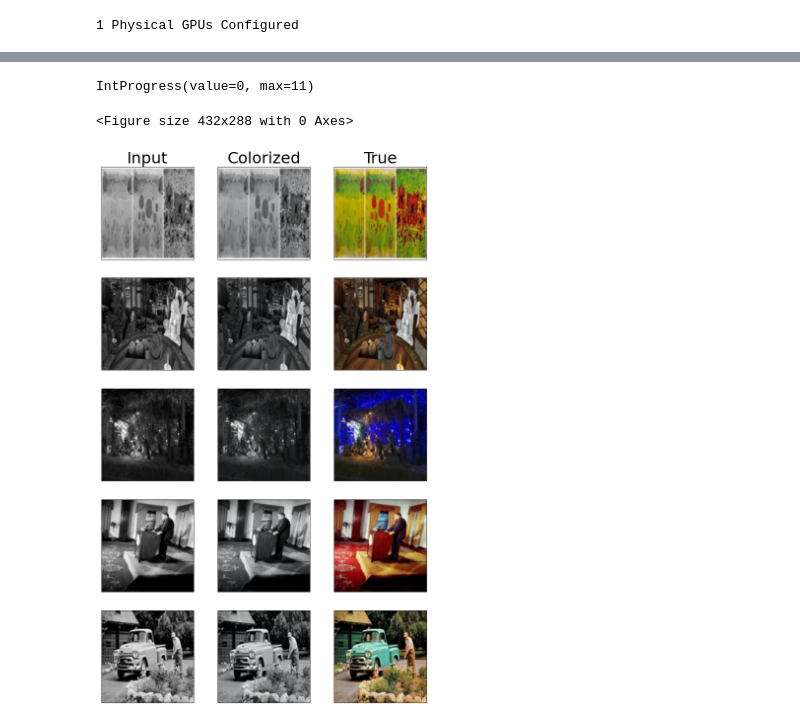
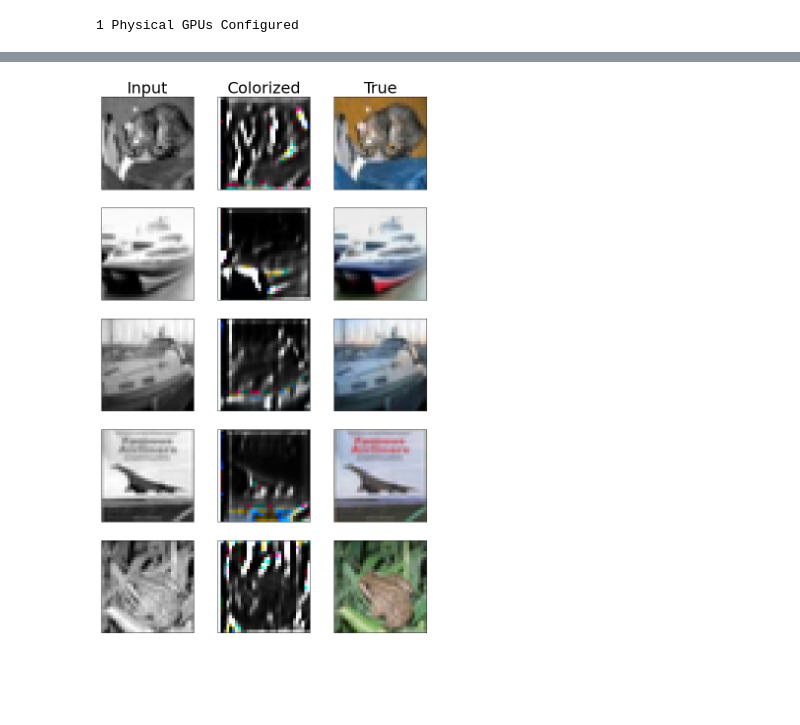
Before and after one commit to jlombino/Image-Colorizer, a Jupyter notebook: notebook.ipynb, the cells around one changed output, grey strips where cells are left out. Drawn from its saved outputs; the diff is of its cells as text; code cells hidden in the pictures; blank space fills up the shorter version.

```diff
--- a/notebook.ipynb
+++ b/notebook.ipynb
@@ -193,22 +189,6 @@ def disc_step(gray_batch,color_batch):
-# %%
-epochs = 1
-gen_per_epoch = 1
-disc_per_epoch = 10
-
-training_bar = IntProgress(min=0,max=epochs*(gen_per_epoch + disc_per_epoch))
-
-display(training_bar)
-
-for epoch in range(epochs):
-
-    for _ in range(disc_per_epoch):
-        for gray_batch,color_batch in dataset:
-            disc_step(gray_batch,color_batch)
-        training_bar.value += 1
-
-    for _ in range(gen_per_epoch):
-        for gray_batch,color_batch in dataset:
-            gen_step(gray_batch)
-        training_bar.value += 1
-# %% [output]
-IntProgress(value=0, max=11)
+# %%
+generator = v2_generator()
+generator_optimizer = optimizers.Adam(0.0005)
+
+discriminator = make_discriminator()
+discriminator_optimizer = optimizers.Adam(0.0005)
@@ -215,25 +220,25 @@ IntProgress(value=0, max=11)
 # %%
-plt.tight_layout()
-fig,ax = plt.subplots(5,3,figsize=(12,20))
-for idx,row in enumerate(ax):
-    y_pred = np.squeeze((generator(X_test[idx]).numpy()*255)-128)
-    y_true = (y_test[idx]*255)-128
-    X_res = X_test[idx]*100
+def show_test_images(count=5):
 
-    true_img = skimage.color.lab2rgb(np.dstack((X_res,y_true)))
-    fake_img = skimage.color.lab2rgb(np.dstack((X_res,y_pred)))
+    y_pred = generator(X_test).numpy()
 
-    row[0].imshow(X_res,cmap='gray')
-    row[1].imshow(fake_img)
-    row[2].imshow(true_img)
+    fig,ax = plt.subplots(count,3,figsize=(12,4*count))
+    for idx,row in enumerate(ax):
 
-    for axis in row:
-        axis.set_xticks([])
-        axis.set_yticks([])
-fig.set_facecolor('#FFFFFF')
-ax[0][0].set_title('Input',fontsize=32);
-ax[0][1].set_title('Colorized',fontsize=32);
-ax[0][2].set_title('True',fontsize=32);
+
+        row[0].imshow(X_test[idx],cmap='gray')
+        row[1].imshow(lab2rgb(y_pred[idx]))
+        row[2].imshow(lab2rgb(y_test[idx]))
+
+        for axis in row:
+            axis.set_xticks([])
+            axis.set_yticks([])
+    fig.set_facecolor('#FFFFFF')
+    ax[0][0].set_title('Input',fontsize=32);
+    ax[0][1].set_title('Colorized',fontsize=32);
+    ax[0][2].set_title('True',fontsize=32);
+    return fig
-# %% [output]
-<Figure size 432x288 with 0 Axes>
-[figure, removed]
+# %%
+show_test_images();
+# %% [output]
+[figure, added]
```
Also changed, not shown: parts of 19 cells of this notebook, 1 other file.
